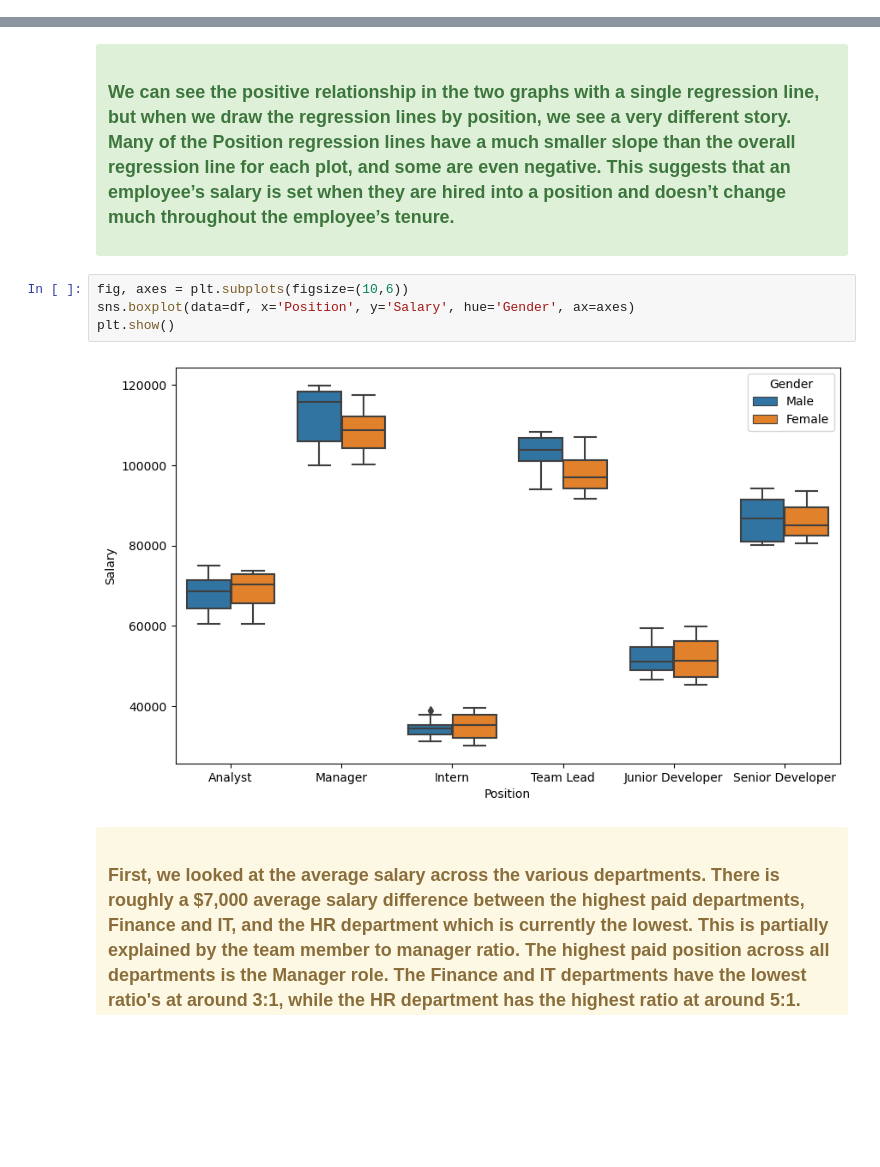
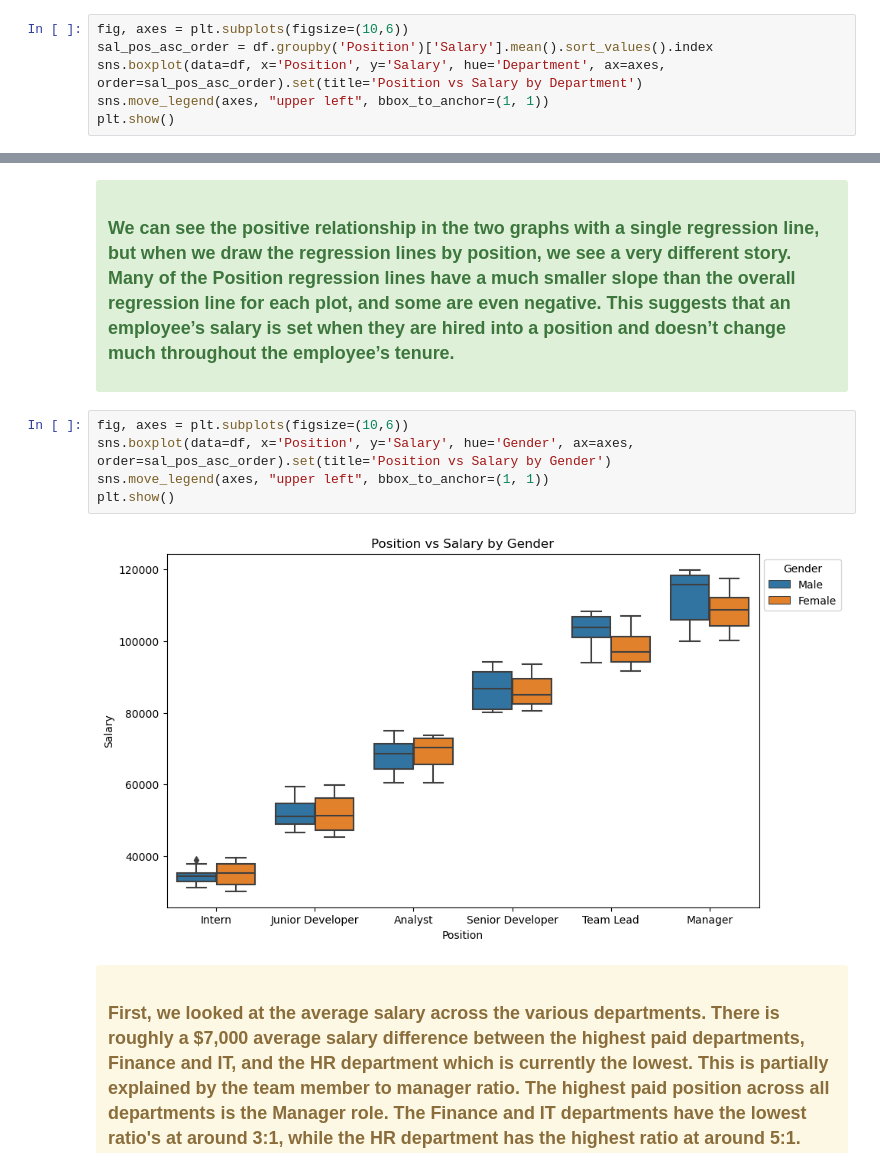
Before and after one commit to bpershon/bpershon.github.io, a Jupyter notebook: hrdata/HR_data_notebook.ipynb, the cells around one changed output, grey strips where cells are left out. Saved outputs shown, nothing was run; the diff lists cells and outputs as text; blank space fills up the shorter version.

```diff
--- a/hrdata/HR_data_notebook.ipynb
+++ b/hrdata/HR_data_notebook.ipynb
@@ -328,3 +328,9 @@ for container in sal_fig.containers:
     sal_fig.bar_label(container)
 # %% [output]
 [figure]
+# %%
+fig, axes = plt.subplots(figsize=(10,6))
+sal_pos_asc_order = df.groupby('Position')['Salary'].mean().sort_values().index
+sns.boxplot(data=df, x='Position', y='Salary', hue='Department', ax=axes, order=sal_pos_asc_order).set(title='Position vs Salary by Department')
+sns.move_legend(axes, "upper left", bbox_to_anchor=(1, 1))
+plt.show()
@@ -428,10 +436,11 @@ sns.lmplot(data=df, x='Company Years', y='Salary', hue='Position', height=6).set
 </div>
 # %%
 fig, axes = plt.subplots(figsize=(10,6))
-sns.boxplot(data=df, x='Position', y='Salary', hue='Gender', ax=axes)
+sns.boxplot(data=df, x='Position', y='Salary', hue='Gender', ax=axes, order=sal_pos_asc_order).set(title='Position vs Salary by Gender')
+sns.move_legend(axes, "upper left", bbox_to_anchor=(1, 1))
 plt.show()
 # %% [output]
-[figure, old version]
+[figure, new version]
 # %% [markdown]
 <div class="alert alert-block alert-warning">
     <h3>
```
Also changed, not shown: parts of 1 cell of this notebook, 25 other files.
